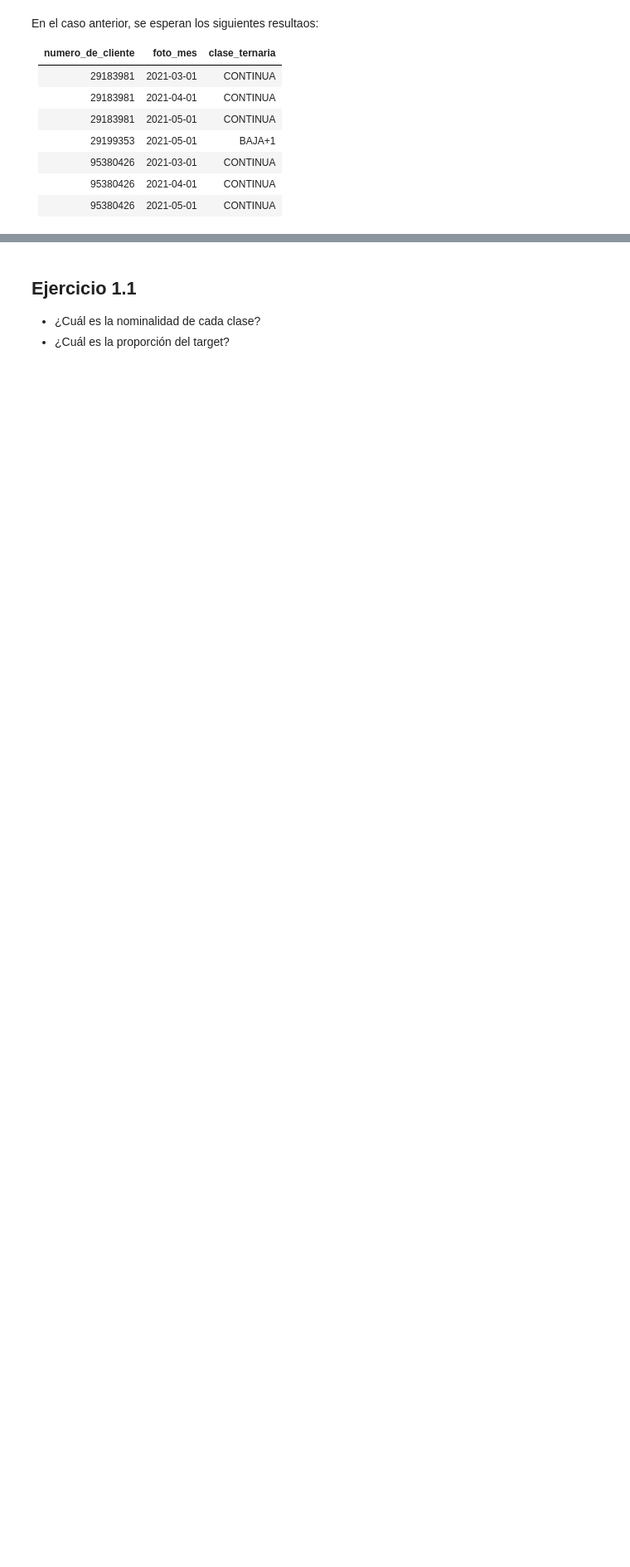
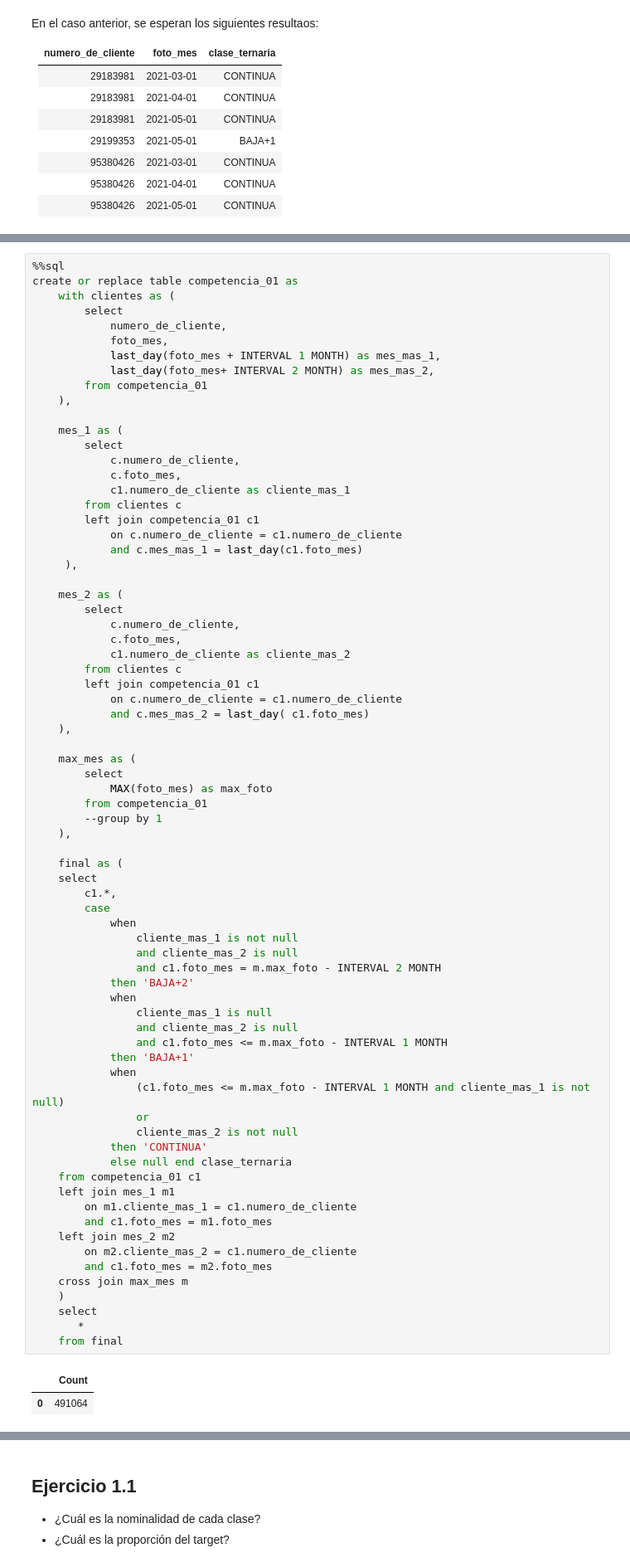
Before and after one commit to UribeAlejandro/dmeyf2023, a Jupyter notebook: src/monday/z101_target_sql.ipynb, the cells around one changed output, grey strips where cells are left out. Shown at 83% size. Saved outputs shown, nothing was run; the diff lists cells and outputs as text; blank space fills up the shorter version.

```diff
--- a/src/monday/z101_target_sql.ipynb
+++ b/src/monday/z101_target_sql.ipynb
@@ -317,3 +343,79 @@ En el caso anterior, se esperan los siguientes resultaos:
+# %%
+%%sql
+create or replace table competencia_01 as
+    with clientes as (
+        select
+            numero_de_cliente,
+            foto_mes,
+            last_day(foto_mes + INTERVAL 1 MONTH) as mes_mas_1,
+            last_day(foto_mes+ INTERVAL 2 MONTH) as mes_mas_2,
+        from competencia_01
+    ),
+
+    mes_1 as (
+        select
+            c.numero_de_cliente,
+            c.foto_mes,
+            c1.numero_de_cliente as cliente_mas_1
+        from clientes c
+        left join competencia_01 c1
+            on c.numero_de_cliente = c1.numero_de_cliente
+            and c.mes_mas_1 = last_day(c1.foto_mes)
+     ),
+
+    mes_2 as (
+        select
+            c.numero_de_cliente,
+            c.foto_mes,
+            c1.numero_de_cliente as cliente_mas_2
+        from clientes c
+        left join competencia_01 c1
+            on c.numero_de_cliente = c1.numero_de_cliente
+            and c.mes_mas_2 = last_day( c1.foto_mes)
+    ),
+
+    max_mes as (
+        select
+            MAX(foto_mes) as max_foto
+        from competencia_01
+        --group by 1
+    ),
+
+    final as (
+    select
+        c1.*,
+        case
+            when
+                cliente_mas_1 is not null
+                and cliente_mas_2 is null
+                and c1.foto_mes = m.max_foto - INTERVAL 2 MONTH
+            then 'BAJA+2'
+            when
+                cliente_mas_1 is null
+                and cliente_mas_2 is null
+                and c1.foto_mes <= m.max_foto - INTERVAL 1 MONTH
+            then 'BAJA+1'
+            when
+                (c1.foto_mes <= m.max_foto - INTERVAL 1 MONTH and cliente_mas_1 is not null)
+                or
+                cliente_mas_2 is not null
+            then 'CONTINUA'
+            else null end clase_ternaria
+    from competencia_01 c1
+    left join mes_1 m1
+        on m1.cliente_mas_1 = c1.numero_de_cliente
+        and c1.foto_mes = m1.foto_mes
+    left join mes_2 m2
+        on m2.cliente_mas_2 = c1.numero_de_cliente
+        and c1.foto_mes = m2.foto_mes
+    cross join max_mes m
+    )
+    select
+       *
+    from final
+# %% [output]
+|  | Count |
+| 0 | 491064 |
 # %%
 %%sql
 SELECT
```
Also changed, not shown: parts of 22 cells of this notebook, 15 other files.
